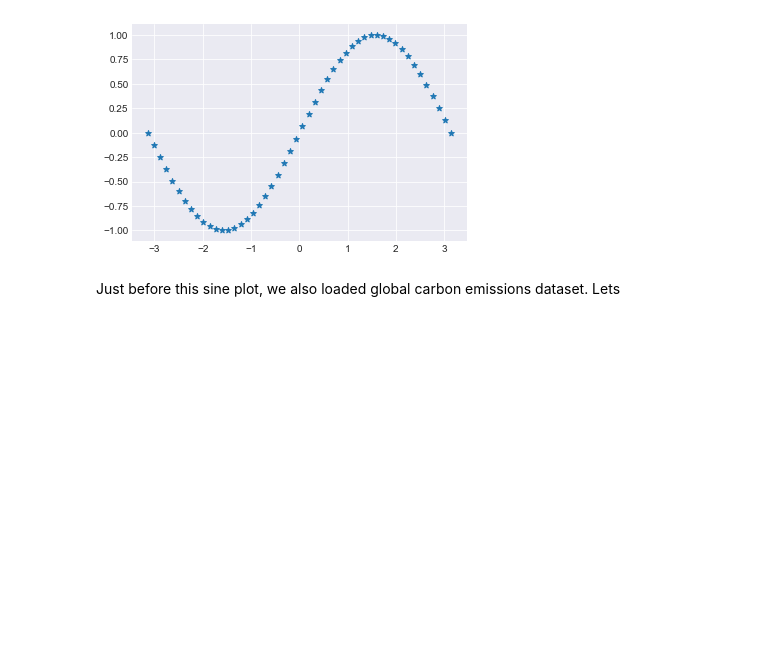
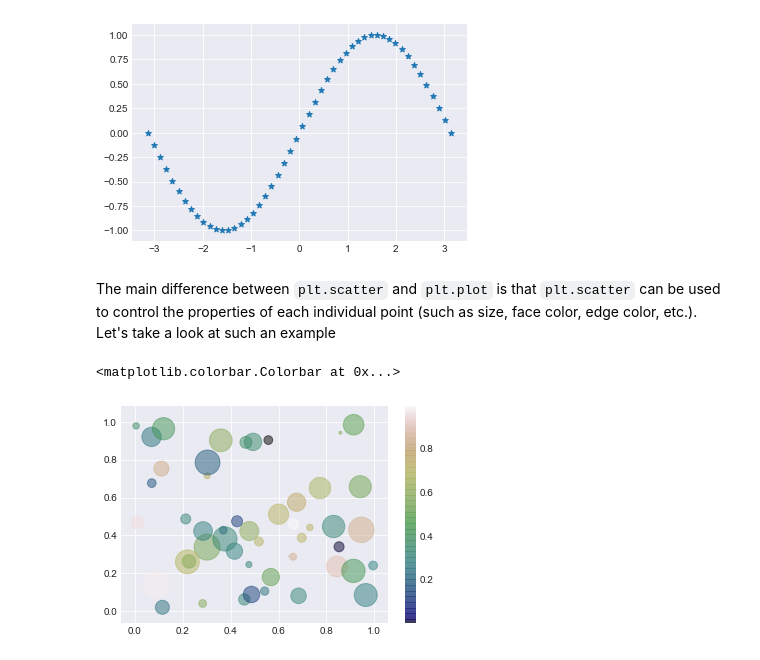
Before and after one commit to Mohitsharma44/ucsl17, a Jupyter notebook: notebooks/04-02 Various types of plots.ipynb, the cells around one changed output. Cells and saved outputs as stored; diff of their text form; code cells hidden in the pictures; blank space fills up the shorter version.

Commit message:
different types of plots
Former-commit-id: 78e8ef0b4282c4b329f2cb1a1609dd906de9dc8c

```diff
--- a/notebooks/04-02 Various types of plots.ipynb
+++ b/notebooks/04-02 Various types of plots.ipynb
@@ -58,5 +56,17 @@ plt.scatter(theta, np.sin(theta), marker="*")
 # %% [output]
 <matplotlib.collections.PathCollection at 0x...>
 [figure]
-# %% [markdown]
-Just before this sine plot, we also loaded global carbon emissions dataset. Lets
+# %% [markdown]
+The main difference between `plt.scatter` and `plt.plot` is that `plt.scatter` can be used to control the properties of each individual point (such as size, face color, edge color, etc.). Let's take a look at such an example
+# %%
+N = 50
+x = np.random.rand(N)
+y = np.random.rand(N)
+colors = np.random.rand(N)
+area = np.pi * (15 * np.random.rand(N))**2  # 0 to 15 point radii
+fig = plt.figure()
+plt.scatter(x, y, s=area, c=colors, alpha=0.5, cmap='gist_earth')
+plt.colorbar()
+# %% [output]
+<matplotlib.colorbar.Colorbar at 0x...>
+[figure, added]
```
Also changed, not shown: parts of 22 cells of this notebook.
